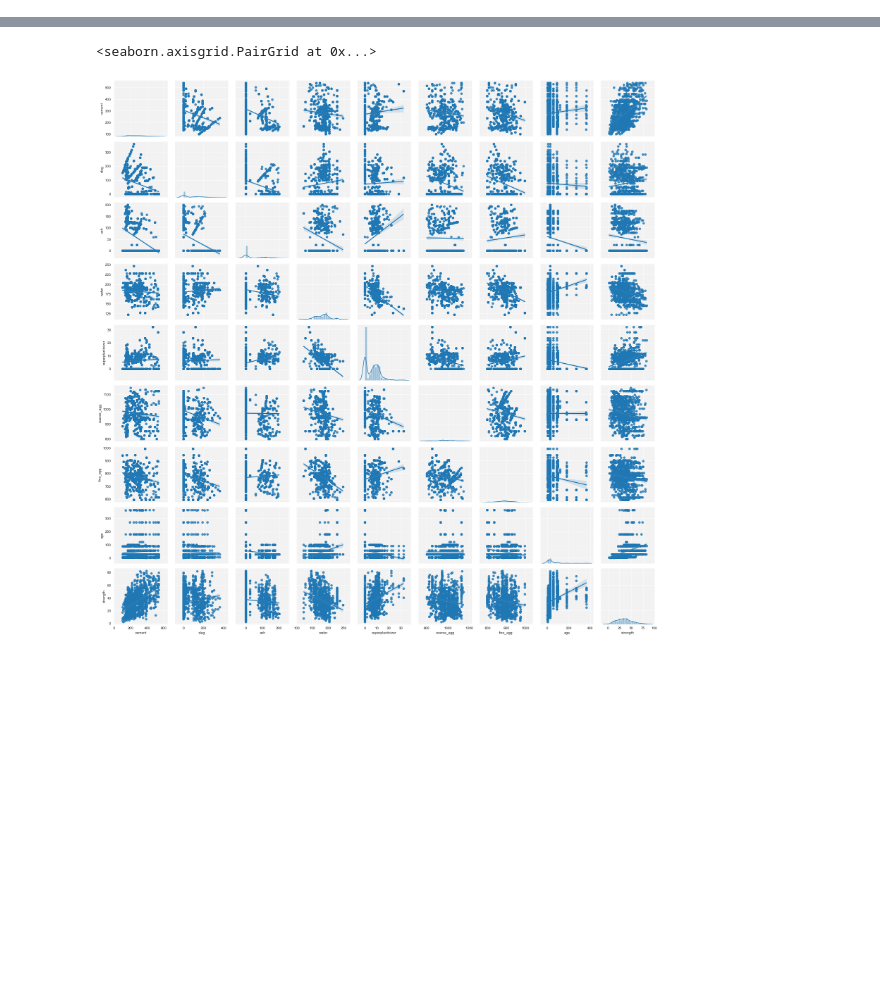
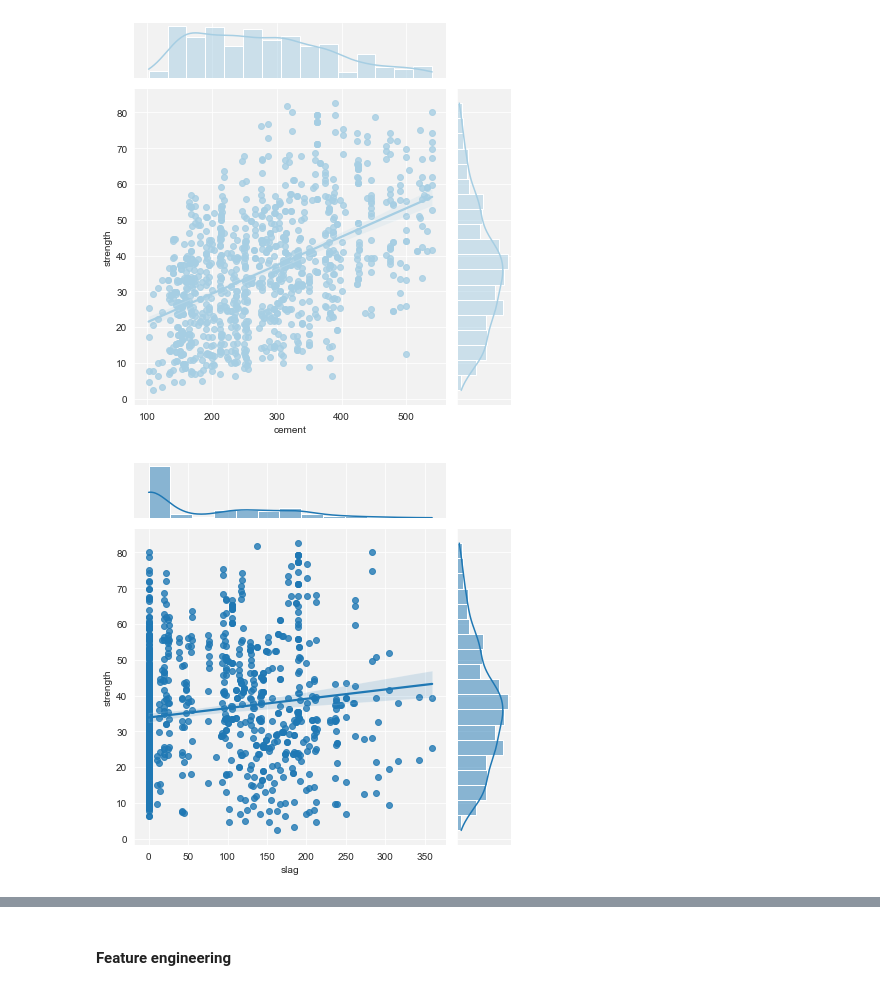
Before and after one commit to cezary17/concrete-strength-project, a Jupyter notebook: main.ipynb, the cells around one changed output, grey strips where cells are left out. Saved outputs shown, nothing was run; the diff lists cells and outputs as text; code cells hidden in the pictures; blank space fills up the shorter version.

```diff
--- a/main.ipynb
+++ b/main.ipynb
@@ -74,0 +70,14 @@ Name: strength, dtype: float64
+# %%
+columns = df.columns.drop(['strength'])
+
+for i in range(len(columns)):
+    sns.jointplot(x=columns[i],
+                  y='strength',
+                  data=df,
+                  kind='reg',
+                  color=sns.color_palette("Paired", 8)[i])
+
+plt.show()
+# %% [output]
+[figure, added]
+[figure, added]
@@ -75,25 +90,8 @@ Name: strength, dtype: float64
+# %% [markdown]
+#### Feature engineering
 # %%
 def calc_mi_scores(X, y):
     mi_scores = mutual_info_regression(X, y)
     mi_scores = pd.Series(mi_scores, name="MI Scores", index = X.columns)
     mi_scores = mi_scores.sort_values(ascending=False)
     return mi_scores
-# %%
-columns = df.columns.drop(['strength'])
-
-# for i in range(len(columns)):
-#     sns.jointplot(x=columns[i],
-#                   y='strength',
-#                   data=df,
-#                   kind='reg',
-#                   color=sns.color_palette("Paired", 8)[i])
-
-
-g = sns.PairGrid(df, palette='Paired')
-g.map_offdiag(sns.regplot)
-g.map_diag(sns.distplot, bins=20)
-
-# plt.show()
-# %% [output]
-<seaborn.axisgrid.PairGrid at 0x...>
-[figure, removed]
```
Also changed, not shown: parts of 21 cells of this notebook.
